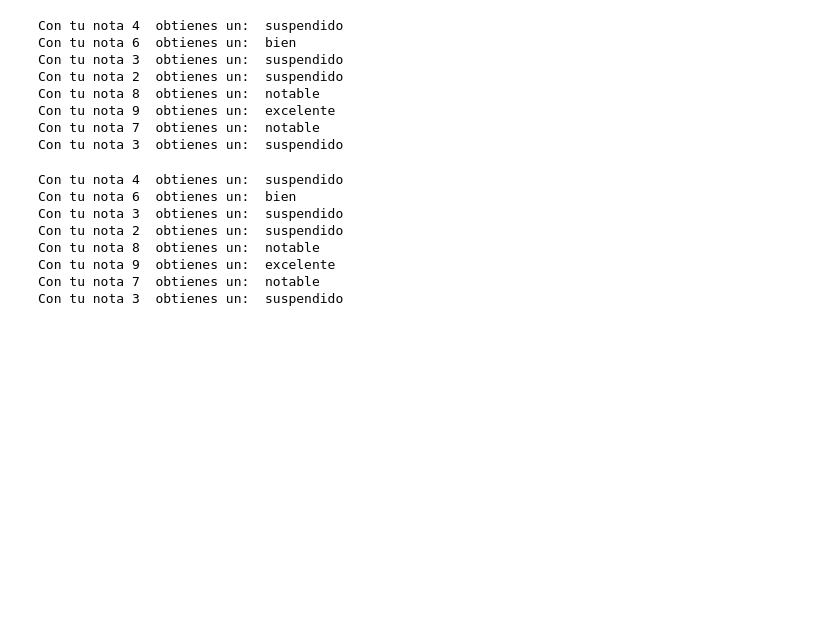
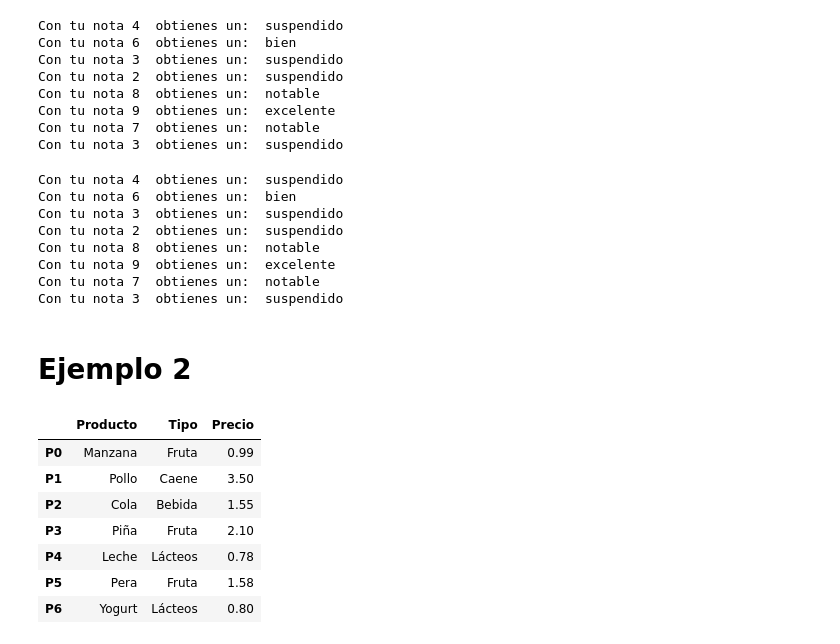
Before and after one commit to rogerloop/03_Especialitzacio, a Jupyter notebook: Sprint_9_Python/Prácticas/Ejemplos_sencillos_Python_Bucle_for_Joan.ipynb, the cells around one changed output. Drawn from its saved outputs; the diff is of its cells as text; code cells hidden in the pictures; blank space fills up the shorter version.

```diff
--- a/Sprint_9_Python/Prácticas/Ejemplos_sencillos_Python_Bucle_for_Joan.ipynb
+++ b/Sprint_9_Python/Prácticas/Ejemplos_sencillos_Python_Bucle_for_Joan.ipynb
@@ -66,3 +66,30 @@ Con tu nota 8  obtienes un:  notable
 Con tu nota 9  obtienes un:  excelente
 Con tu nota 7  obtienes un:  notable
 Con tu nota 3  obtienes un:  suspendido
+# %% [markdown]
+# Ejemplo 2
+# %%
+import pandas as pd
+
+datos = [
+    ["Manzana", "Fruta", 0.99],
+    ["Pollo", "Caene", 3.50],
+    ["Cola", "Bebida", 1.55],
+    ["Piña", "Fruta", 2.10],
+    ["Leche", "Lácteos", 0.78],
+    ["Pera", "Fruta", 1.58],
+    ["Yogurt", "Lácteos", 0.80]
+]
+
+df = pd.DataFrame(datos, columns = ["Producto", "Tipo", "Precio"])
+df.index = ["P" + str(i) for i in df.index]
+df
+# %% [output]
+|  | Producto | Tipo | Precio |
+| P0 | Manzana | Fruta | 0.99 |
+| P1 | Pollo | Caene | 3.50 |
+| P2 | Cola | Bebida | 1.55 |
+| P3 | Piña | Fruta | 2.10 |
+| P4 | Leche | Lácteos | 0.78 |
+| P5 | Pera | Fruta | 1.58 |
+| P6 | Yogurt | Lácteos | 0.80 |
```
Also changed, not shown: parts of 4 cells of this notebook.
